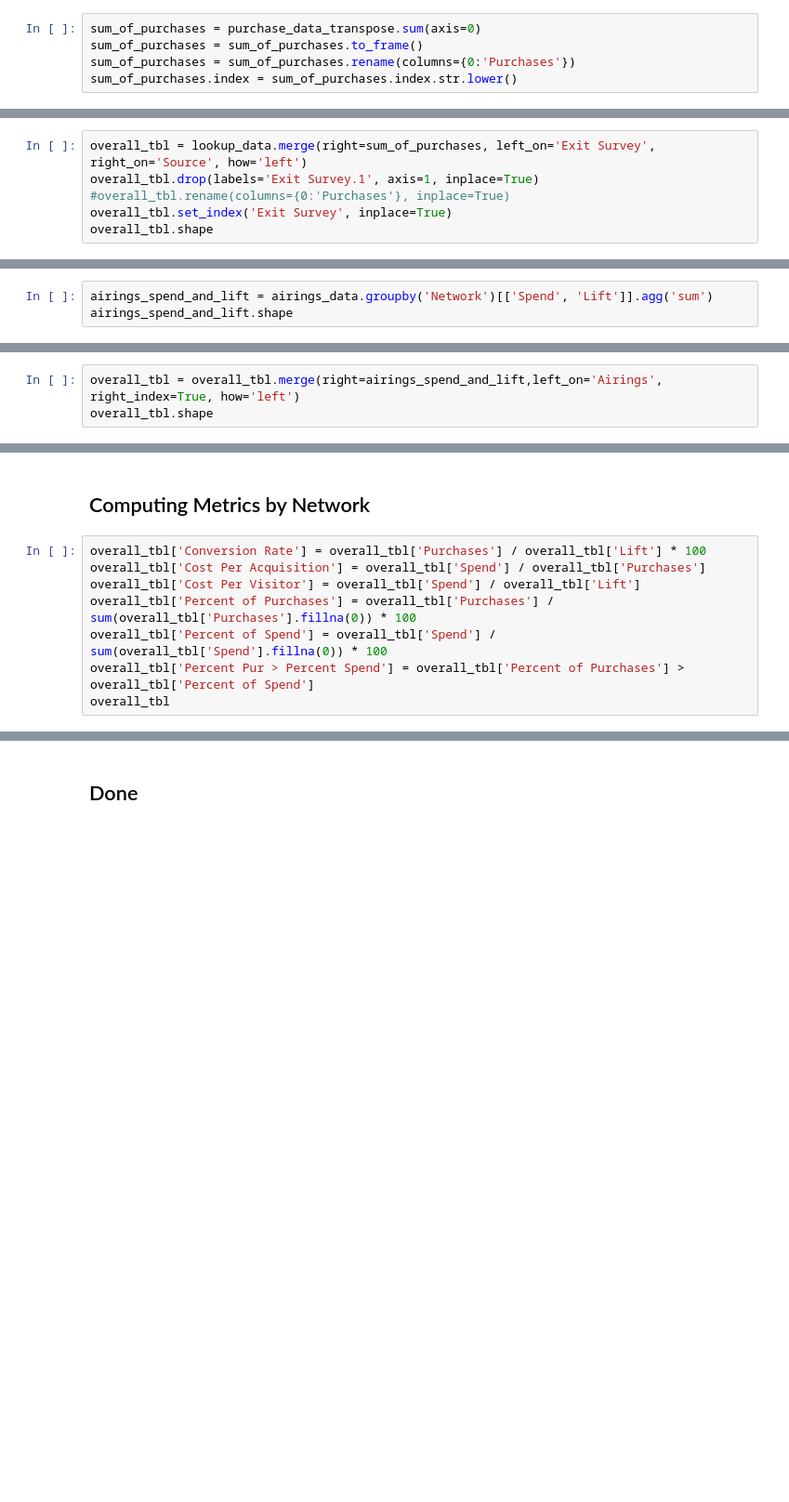
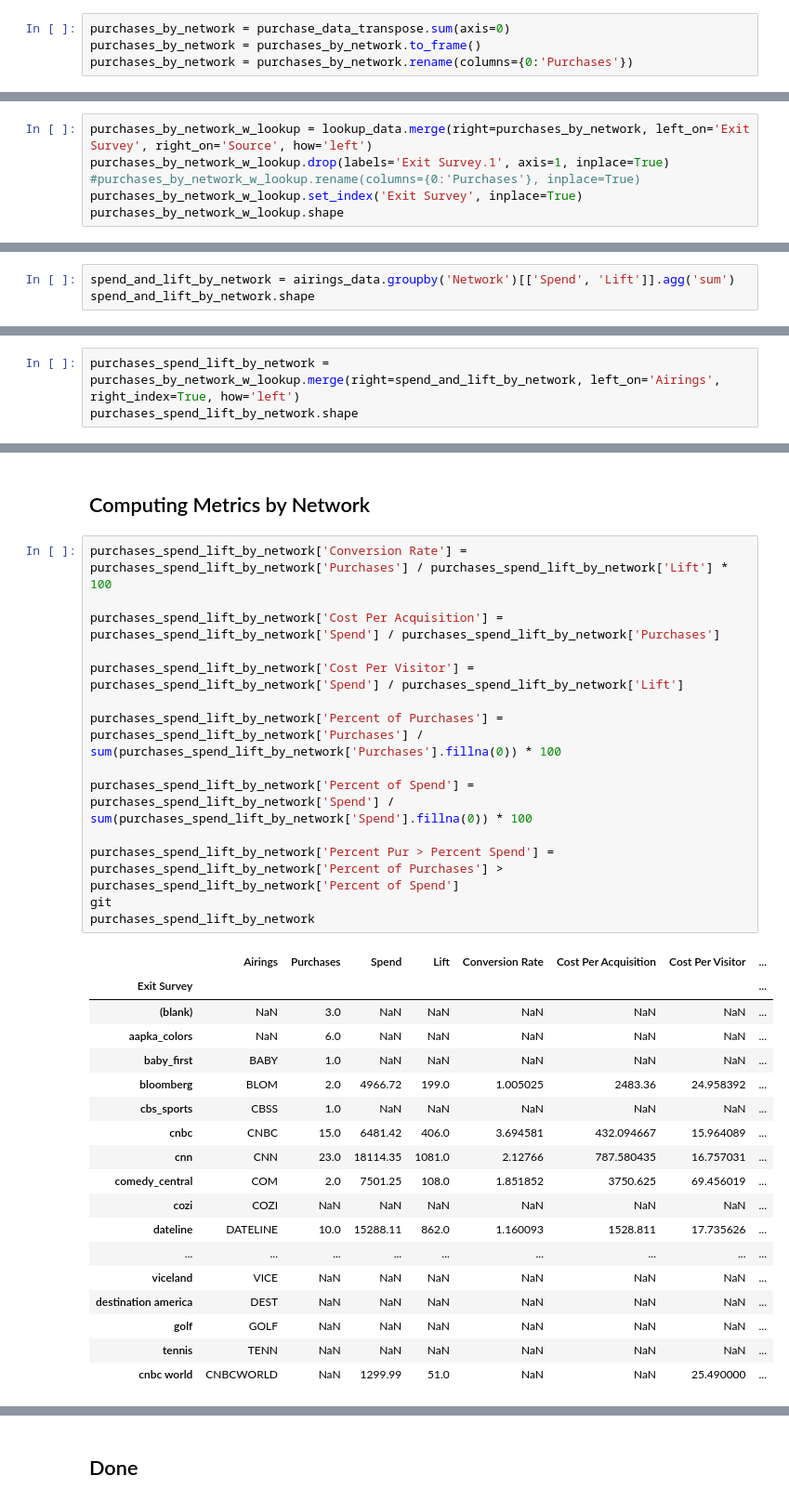
Before and after one commit to papir805/telepulse_ad_campaign_report, a Jupyter notebook: takehome_quiz_answers.ipynb, the cells around one changed output, grey strips where cells are left out. Shown: that part at 93% size. Saved outputs shown, nothing was run; the diff lists cells and outputs as text; blank space fills up the shorter version.

Commit message:
Finished renamed tables in Metrics by Network section

```diff
--- a/takehome_quiz_answers.ipynb
+++ b/takehome_quiz_answers.ipynb
@@ -117,8 +115,7 @@ purchase_data_transpose.head()
 # %% [markdown]
 ## Sum of Purchases by Network
 # %%
-sum_of_purchases = purchase_data_transpose.sum(axis=0)
-sum_of_purchases = sum_of_purchases.to_frame()
-sum_of_purchases = sum_of_purchases.rename(columns={0:'Purchases'})
-sum_of_purchases.index = sum_of_purchases.index.str.lower()
+purchases_by_network = purchase_data_transpose.sum(axis=0)
+purchases_by_network = purchases_by_network.to_frame()
+purchases_by_network = purchases_by_network.rename(columns={0:'Purchases'})
 # %%
@@ -130,6 +150,6 @@ lookup_data.info()
 # %%
-overall_tbl = lookup_data.merge(right=sum_of_purchases, left_on='Exit Survey', right_on='Source', how='left')
-overall_tbl.drop(labels='Exit Survey.1', axis=1, inplace=True)
-#overall_tbl.rename(columns={0:'Purchases'}, inplace=True)
-overall_tbl.set_index('Exit Survey', inplace=True)
-overall_tbl.shape
+purchases_by_network_w_lookup = lookup_data.merge(right=purchases_by_network, left_on='Exit Survey', right_on='Source', how='left')
+purchases_by_network_w_lookup.drop(labels='Exit Survey.1', axis=1, inplace=True)
+#purchases_by_network_w_lookup.rename(columns={0:'Purchases'}, inplace=True)
+purchases_by_network_w_lookup.set_index('Exit Survey', inplace=True)
+purchases_by_network_w_lookup.shape
@@ -136,5 +168,5 @@ overall_tbl.shape
 # %% [markdown]
 ## Spend and Lift by Network
 # %%
-airings_spend_and_lift = airings_data.groupby('Network')[['Spend', 'Lift']].agg('sum')
-airings_spend_and_lift.shape
+spend_and_lift_by_network = airings_data.groupby('Network')[['Spend', 'Lift']].agg('sum')
+spend_and_lift_by_network.shape
@@ -141,5 +185,5 @@ airings_spend_and_lift.shape
 # %% [markdown]
 ## Joining Purchases/Lookup to Spend and Lift
 # %%
-overall_tbl = overall_tbl.merge(right=airings_spend_and_lift,left_on='Airings', right_index=True, how='left')
-overall_tbl.shape
+purchases_spend_lift_by_network = purchases_by_network_w_lookup.merge(right=spend_and_lift_by_network, left_on='Airings', right_index=True, how='left')
+purchases_spend_lift_by_network.shape
@@ -146,11 +202,36 @@ overall_tbl.shape
 # %% [markdown]
 ## Computing Metrics by Network
 # %%
-overall_tbl['Conversion Rate'] = overall_tbl['Purchases'] / overall_tbl['Lift'] * 100
-overall_tbl['Cost Per Acquisition'] = overall_tbl['Spend'] / overall_tbl['Purchases']
-overall_tbl['Cost Per Visitor'] = overall_tbl['Spend'] / overall_tbl['Lift']
-overall_tbl['Percent of Purchases'] = overall_tbl['Purchases'] / sum(overall_tbl['Purchases'].fillna(0)) * 100
-overall_tbl['Percent of Spend'] = overall_tbl['Spend'] / sum(overall_tbl['Spend'].fillna(0)) * 100
-overall_tbl['Percent Pur > Percent Spend'] = overall_tbl['Percent of Purchases'] > overall_tbl['Percent of Spend']
-overall_tbl
+purchases_spend_lift_by_network['Conversion Rate'] = purchases_spend_lift_by_network['Purchases'] / purchases_spend_lift_by_network['Lift'] * 100
+
+purchases_spend_lift_by_network['Cost Per Acquisition'] = purchases_spend_lift_by_network['Spend'] / purchases_spend_lift_by_network['Purchases']
+
+purchases_spend_lift_by_network['Cost Per Visitor'] = purchases_spend_lift_by_network['Spend'] / purchases_spend_lift_by_network['Lift']
+
+purchases_spend_lift_by_network['Percent of Purchases'] = purchases_spend_lift_by_network['Purchases'] / sum(purchases_spend_lift_by_network['Purchases'].fillna(0)) * 100
+
+purchases_spend_lift_by_network['Percent of Spend'] = purchases_spend_lift_by_network['Spend'] / sum(purchases_spend_lift_by_network['Spend'].fillna(0)) * 100
+
+purchases_spend_lift_by_network['Percent Pur > Percent Spend'] = purchases_spend_lift_by_network['Percent of Purchases'] > purchases_spend_lift_by_network['Percent of Spend']
+git
+purchases_spend_lift_by_network
+# %% [output]
+|  | Airings | Purchases | Spend | Lift | Conversion Rate | Cost Per Acquisition | Cost Per Visitor | ... |
+| Exit Survey |  |  |  |  |  |  |  | ... |
+| (blank) | NaN | 3.0 | NaN | NaN | NaN | NaN | NaN | ... |
+| aapka_colors | NaN | 6.0 | NaN | NaN | NaN | NaN | NaN | ... |
+| baby_first | BABY | 1.0 | NaN | NaN | NaN | NaN | NaN | ... |
+| bloomberg | BLOM | 2.0 | 4966.72 | 199.0 | 1.005025 | 2483.36 | 24.958392 | ... |
+| cbs_sports | CBSS | 1.0 | NaN | NaN | NaN | NaN | NaN | ... |
+| cnbc | CNBC | 15.0 | 6481.42 | 406.0 | 3.694581 | 432.094667 | 15.964089 | ... |
+| cnn | CNN | 23.0 | 18114.35 | 1081.0 | 2.12766 | 787.580435 | 16.757031 | ... |
+| comedy_central | COM | 2.0 | 7501.25 | 108.0 | 1.851852 | 3750.625 | 69.456019 | ... |
+| cozi | COZI | NaN | NaN | NaN | NaN | NaN | NaN | ... |
+| dateline | DATELINE | 10.0 | 15288.11 | 862.0 | 1.160093 | 1528.811 | 17.735626 | ... |
+| ... | ... | ... | ... | ... | ... | ... | ... | ... |
+| viceland | VICE | NaN | NaN | NaN | NaN | NaN | NaN | ... |
+| destination america | DEST | NaN | NaN | NaN | NaN | NaN | NaN | ... |
+| golf | GOLF | NaN | NaN | NaN | NaN | NaN | NaN | ... |
+| tennis | TENN | NaN | NaN | NaN | NaN | NaN | NaN | ... |
+| cnbc world | CNBCWORLD | NaN | 1299.99 | 51.0 | NaN | NaN | 25.490000 | ... |
 # %%
```
Also changed, not shown: parts of 13 cells of this notebook, 1 other file.
